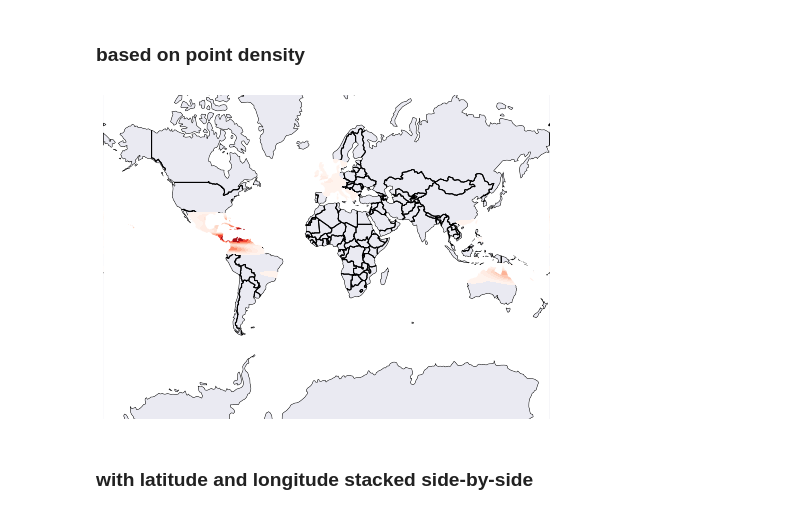
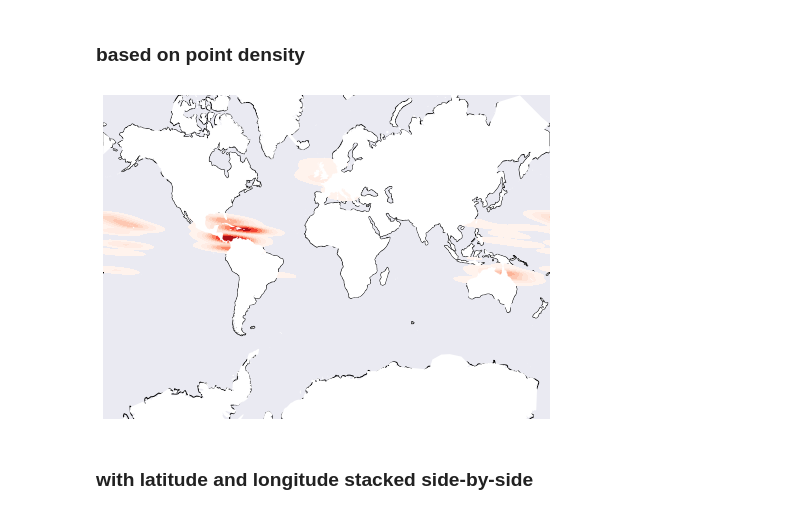
Before and after one commit to iobis/pyobis, a Jupyter notebook: notebooks/biodiversity_mapping.ipynb, the cells around one changed output. Cells and saved outputs as stored; diff of their text form; code cells hidden in the pictures.

Commit message:
successfully ran point density plot

```diff
--- a/notebooks/biodiversity_mapping.ipynb
+++ b/notebooks/biodiversity_mapping.ipynb
@@ -123,8 +129,11 @@ rcParams["figure.figsize"] = (15,10)
+# %%
+basins = regionmask.defined_regions.natural_earth_v5_0_0.ocean_basins_50.to_geodataframe()
+basins = basins.dissolve()
 # %%
 ax = geoplot.polyplot(countries, projection=geoplot.crs.WebMercator())
-geoplot.kdeplot(gdf, cmap='Reds', shade=True, clip=countries, ax=ax);
+geoplot.kdeplot(gdf, cmap='Reds', shade=True, clip=basins, ax=ax);
 # %% [output]
-[figure, old version]
+[figure, new version]
 # %% [markdown]
 ### with latitude and longitude stacked side-by-side
 # %%
```
Also changed, not shown: parts of 2 cells of this notebook.
